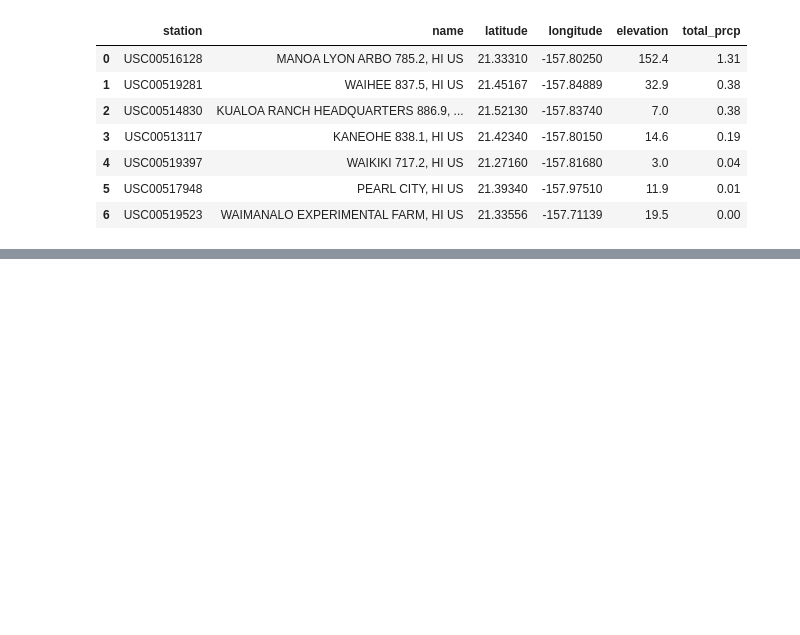
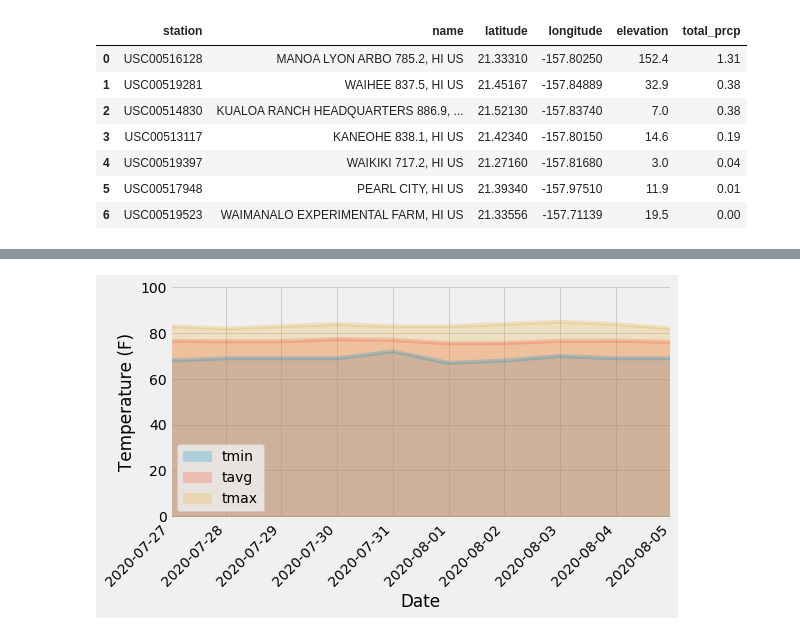
Before and after one commit to bsmirnov12/SQLAlchemy-challenge, a Jupyter notebook: climate_starter.ipynb, the cells around one changed output, grey strips where cells are left out. Drawn from its saved outputs; the diff is of its cells as text; code cells hidden in the pictures; blank space fills up the shorter version.

```diff
--- a/climate_starter.ipynb
+++ b/climate_starter.ipynb
@@ -363,11 +494,20 @@ daily_normals("01-01")
 # push each tuple of calculations into a list called `normals`
 
 # Set the start and end date of the trip
+# was set above
+#future_vacation = ('2020-07-27', '2020-08-05')
 
 # Use the start and end date to create a range of dates
+trip_dates = pd.date_range(start=future_vacation[0], end=future_vacation[1], name='date')
 
 # Stip off the year and save a list of %m-%d strings
+md_list = trip_dates.strftime('%m-%d').tolist()
 
 # Loop through the list of %m-%d strings and calculate the normals for each date
+normals = []
+for md in md_list:
+   normals.extend(daily_normals(md))
 # %%
 # Load the previous query results into a Pandas DataFrame and add the `trip_dates` range as the `date` index
+normals_df = pd.DataFrame(normals, index=trip_dates, columns=['tmin', 'tavg', 'tmax'])
+normals_df
@@ -375,0 +527,20 @@ daily_normals("01-01")
+# %%
+# Plot the daily normals as an area plot with `stacked=False`
+axes = normals_df.plot(kind='area', stacked=False, figsize=(8, 4), alpha=0.25)
+
+# X axis
+axes.set_xlabel('Date')
+axes.set_xticks(trip_dates)
+days_loc = mdates.DayLocator()
+axes.xaxis.set_major_locator(days_loc)
+axes.set_xticklabels(
+    labels=trip_dates.strftime('%Y-%m-%d').tolist(), rotation='45', fontdict={'horizontalalignment': 'right'})
+
+# Y axix
+axes.set_ylabel('Temperature (F)')
+axes.set_ylim(bottom=-1, top=101)
+
+plt.savefig('Images/5_normals.png', bbox_inches = 'tight')
+plt.show()
+# %% [output]
+[figure, added]
```
Also changed, not shown: parts of 25 cells of this notebook, 6 other files.
